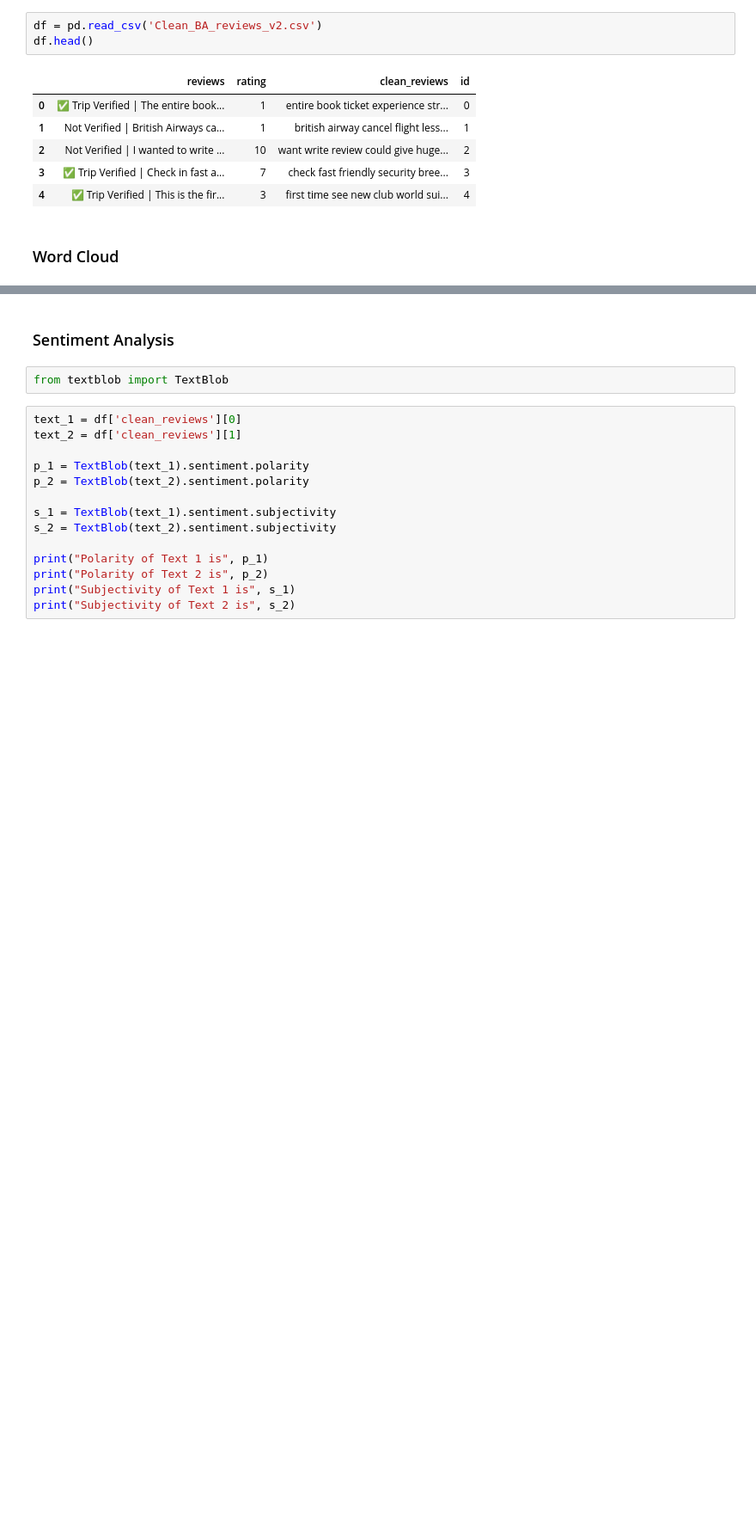
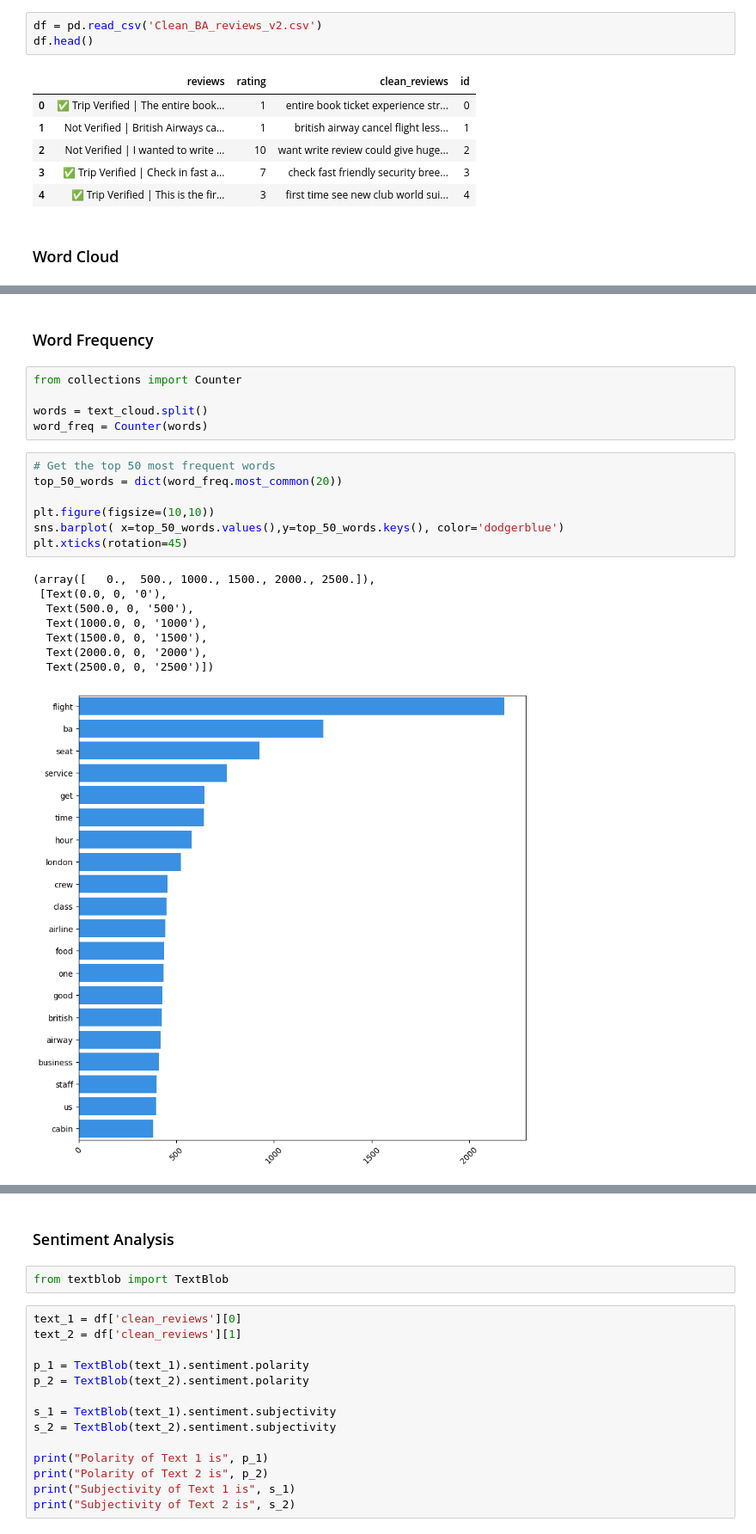
Before and after one commit to ptri16/TheForage_VirtualInternship, a Jupyter notebook: British Airways/BA Airways Sentiment Analysis/Code 3_Sentiment Analysis.ipynb, the cells around one changed output, grey strips where cells are left out. Shown at 86% size. Cells and saved outputs as stored; diff of their text form; blank space fills up the shorter version.

```diff
--- a/British Airways/BA Airways Sentiment Analysis/Code 3_Sentiment Analysis.ipynb
+++ b/British Airways/BA Airways Sentiment Analysis/Code 3_Sentiment Analysis.ipynb
@@ -30,0 +32,23 @@ plt.show()
+# %% [markdown]
+### Word Frequency
+# %%
+from collections import Counter
+
+words = text_cloud.split()
+word_freq = Counter(words)
+# %%
+# Get the top 50 most frequent words
+top_50_words = dict(word_freq.most_common(20))
+
+plt.figure(figsize=(10,10))
+sns.barplot( x=top_50_words.values(),y=top_50_words.keys(), color='dodgerblue')
+plt.xticks(rotation=45)
+# %% [output]
+(array([   0.,  500., 1000., 1500., 2000., 2500.]),
+ [Text(0.0, 0, '0'),
+  Text(500.0, 0, '500'),
+  Text(1000.0, 0, '1000'),
+  Text(1500.0, 0, '1500'),
+  Text(2000.0, 0, '2000'),
+  Text(2500.0, 0, '2500')])
+[figure, added]
```
Also changed, not shown: parts of 14 cells of this notebook, 2 other files.
